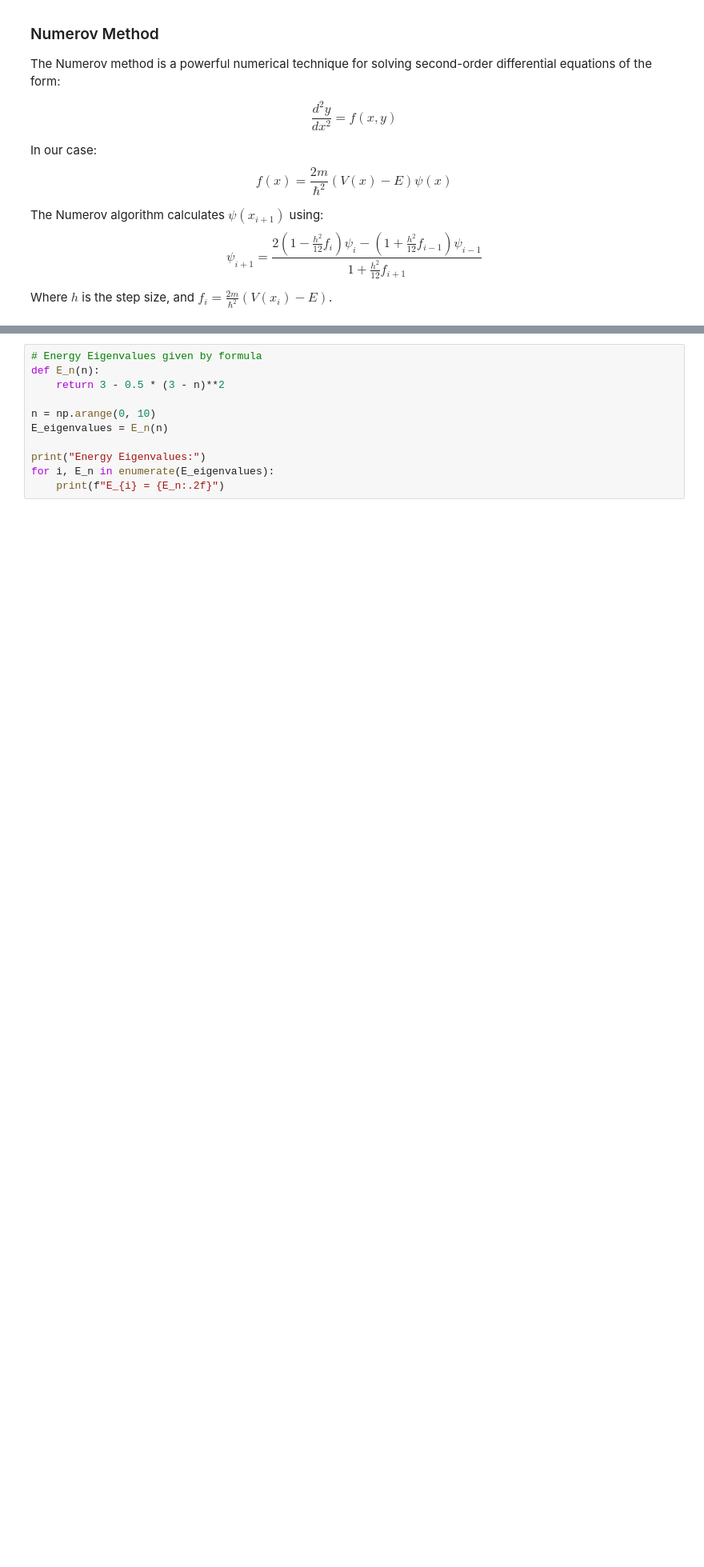
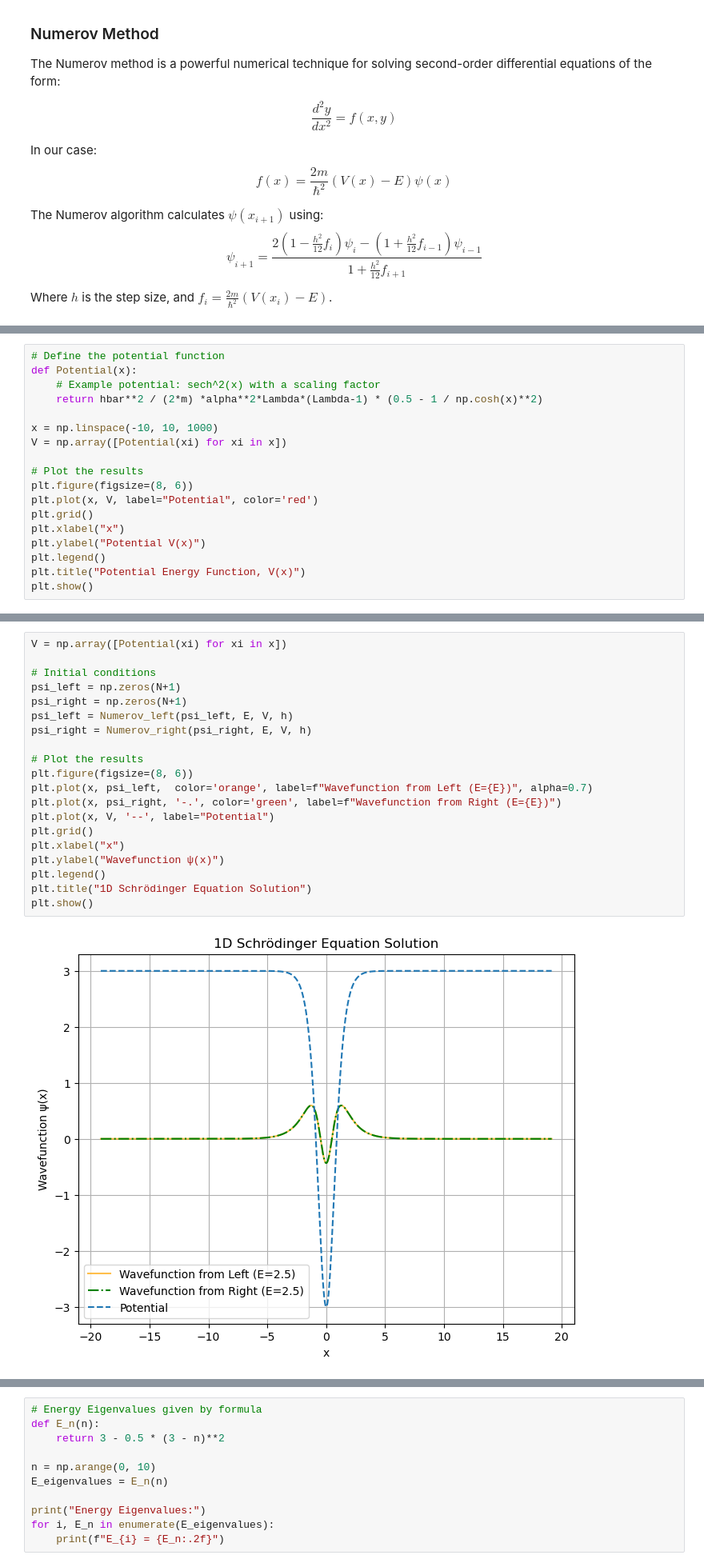
Before and after one commit to JiaHeak/1D-Schrodinger-Equation-with-Numerov-method, a Jupyter notebook: jiaheak Assignment.ipynb, the cells around one changed output, grey strips where cells are left out. Shown at 80% size. Drawn from its saved outputs; the diff is of its cells as text; blank space fills up the shorter version.

```diff
--- a/jiaheak Assignment.ipynb
+++ b/jiaheak Assignment.ipynb
@@ -117,0 +158,18 @@ Here is the procedure:
+# %%
+# Define the potential function
+def Potential(x):
+    # Example potential: sech^2(x) with a scaling factor
+    return hbar**2 / (2*m) *alpha**2*Lambda*(Lambda-1) * (0.5 - 1 / np.cosh(x)**2)
+
+x = np.linspace(-10, 10, 1000)
+V = np.array([Potential(xi) for xi in x])
+
+# Plot the results
+plt.figure(figsize=(8, 6))
+plt.plot(x, V, label="Potential", color='red')
+plt.grid()
+plt.xlabel("x")
+plt.ylabel("Potential V(x)")
+plt.legend()
+plt.title("Potential Energy Function, V(x)")
+plt.show()
@@ -236,0 +281,22 @@ plt.show()
+# %%
+V = np.array([Potential(xi) for xi in x])
+
+# Initial conditions
+psi_left = np.zeros(N+1)
+psi_right = np.zeros(N+1)
+psi_left = Numerov_left(psi_left, E, V, h)
+psi_right = Numerov_right(psi_right, E, V, h)
+
+# Plot the results
+plt.figure(figsize=(8, 6))
+plt.plot(x, psi_left,  color='orange', label=f"Wavefunction from Left (E={E})", alpha=0.7)
+plt.plot(x, psi_right, '-.', color='green', label=f"Wavefunction from Right (E={E})")
+plt.plot(x, V, '--', label="Potential")
+plt.grid()
+plt.xlabel("x")
+plt.ylabel("Wavefunction ψ(x)")
+plt.legend()
+plt.title("1D Schrödinger Equation Solution")
+plt.show()
+# %% [output]
+[figure, added]
```
Also changed, not shown: parts of 33 cells of this notebook.
